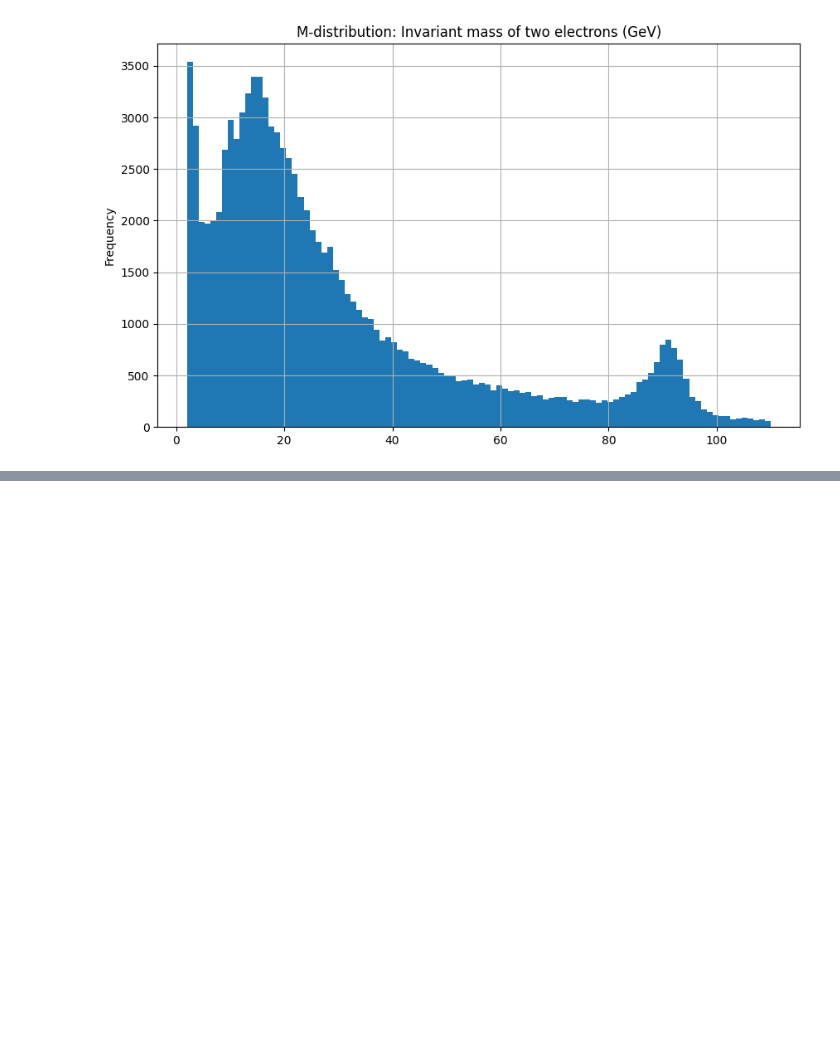
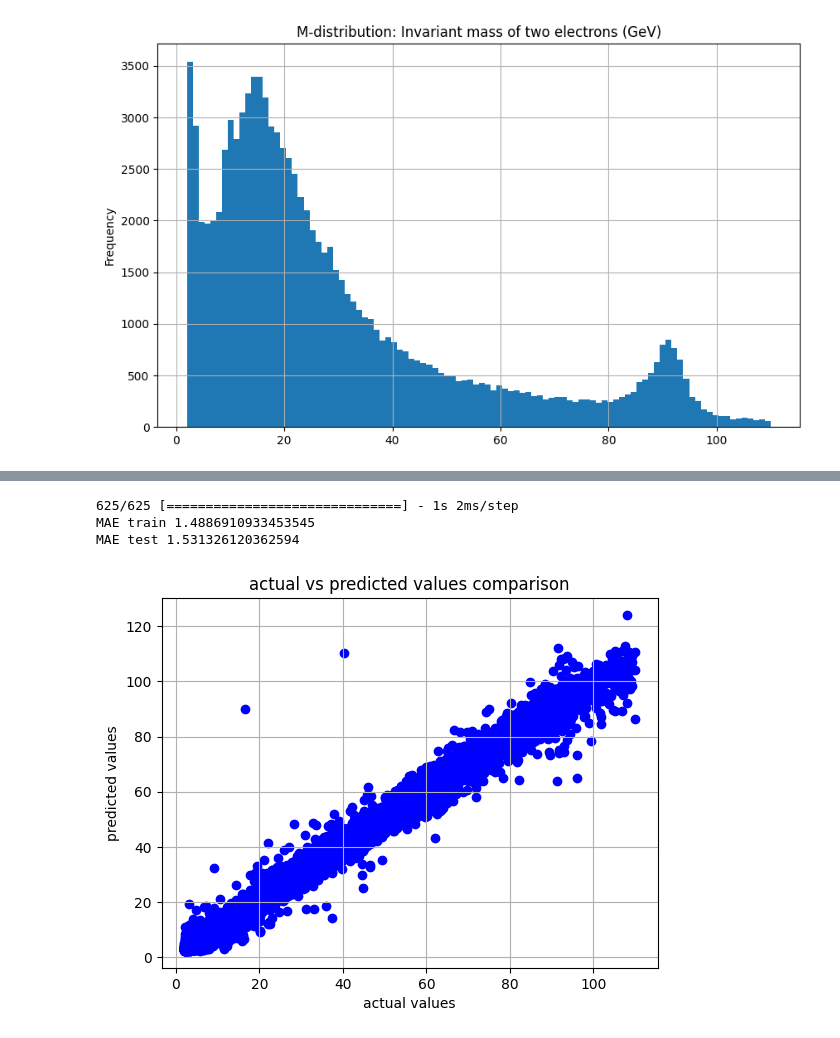
Before and after one commit to Isa1asN/cern-electron-collision-data-m-prediction, a Jupyter notebook: prediction.ipynb, the cells around one changed output, grey strips where cells are left out. Cells and saved outputs as stored; diff of their text form; code cells hidden in the pictures; blank space fills up the shorter version.

```diff
--- a/prediction.ipynb
+++ b/prediction.ipynb
@@ -168,0 +188,18 @@ history = model.fit(x_train, y_train, epochs=1)
+# %%
+y_pred = model.predict(x_test)
+loss = mean_absolute_error(y_test, y_pred)
+print(f'MAE train {loss_t}')
+print(f'MAE test {loss}')
+# %% [output]
+625/625 [==============================] - 1s 2ms/step
+MAE train 1.4886910933453545
+MAE test 1.531326120362594
+# %%
+plt.scatter(y_test, y_pred, color='blue', marker='o')
+plt.xlabel('actual values')
+plt.ylabel('predicted values')
+plt.title('actual vs predicted values comparison')
+plt.grid()
+plt.show()
+# %% [output]
+[figure, added]
```
Also changed, not shown: parts of 5 cells of this notebook.
